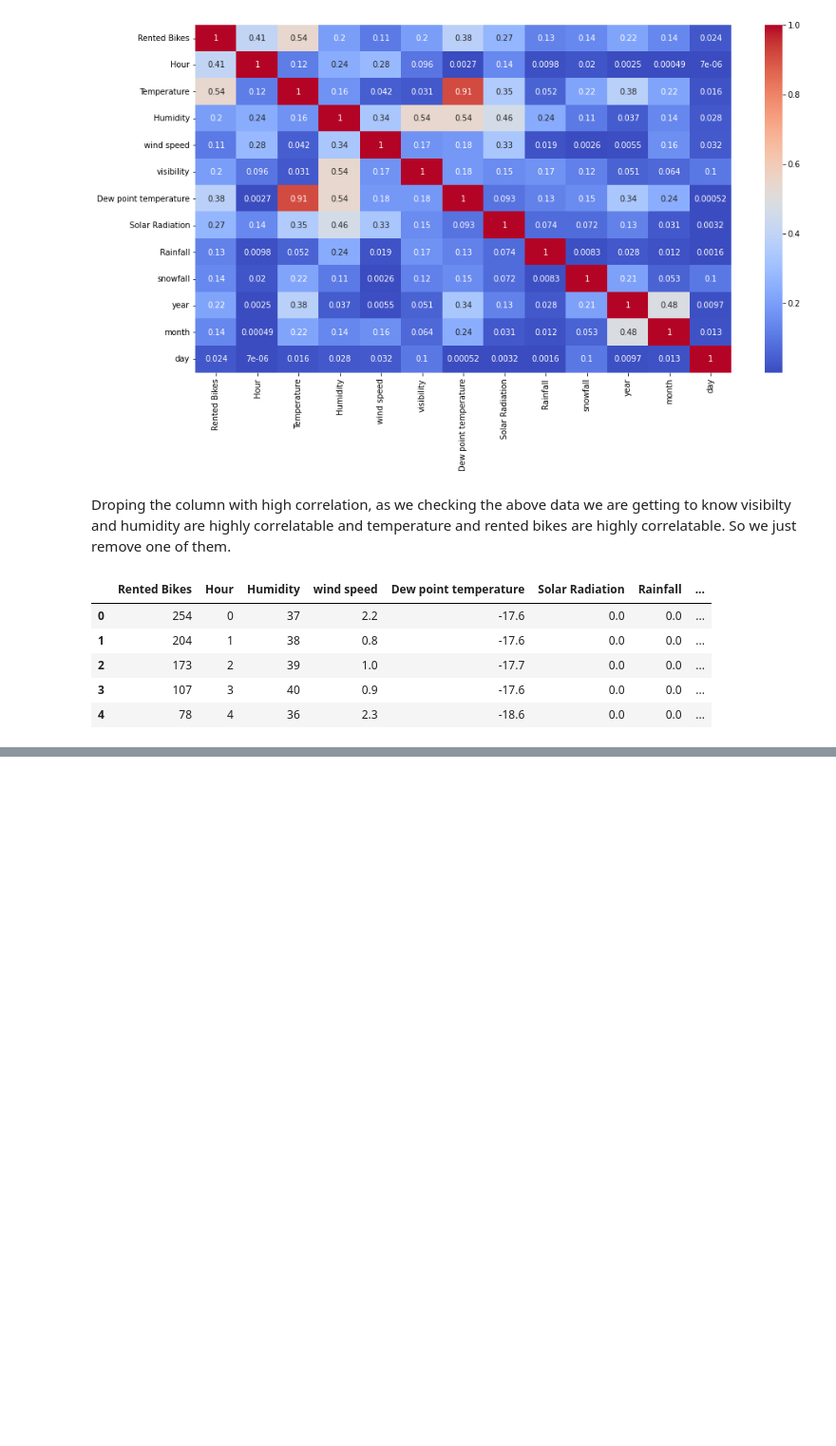
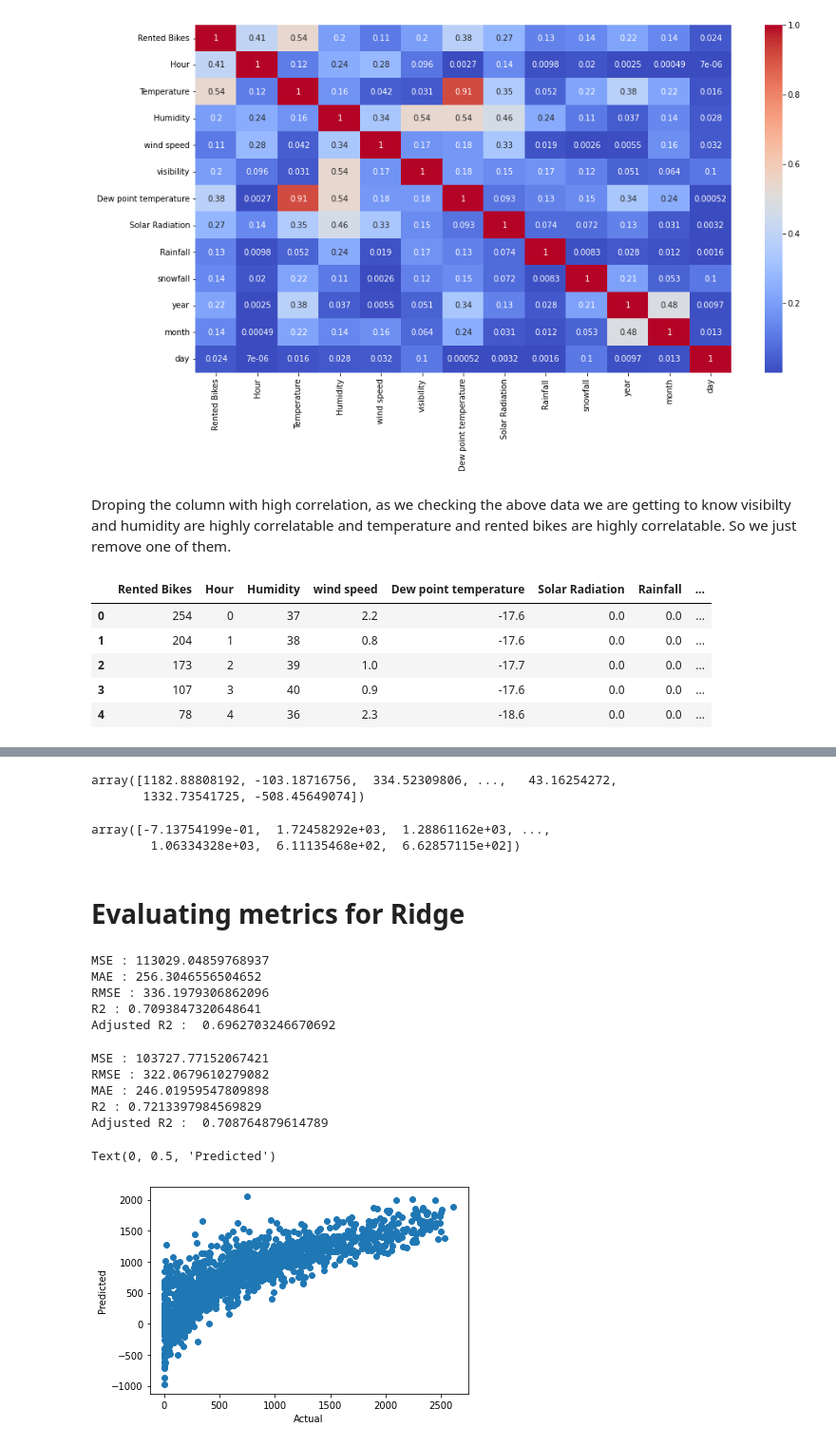
Before and after one commit to Rushabhtikale92/Bike-Sharing-Demand-Prediction, a Jupyter notebook: Bike_Sharing_Demand_Prediction_Rushabh_Tikale_Capstone_Project.ipynb, the cells around one changed output, grey strips where cells are left out. Shown at 95% size. Saved outputs shown, nothing was run; the diff lists cells and outputs as text; code cells hidden in the pictures; blank space fills up the shorter version.

```diff
--- a/Bike_Sharing_Demand_Prediction_Rushabh_Tikale_Capstone_Project.ipynb
+++ b/Bike_Sharing_Demand_Prediction_Rushabh_Tikale_Capstone_Project.ipynb
@@ -400,0 +692,59 @@ data.head()
+# %%
+y_pred_ridge = ridge_regressor.predict(X_test)
+y_pred_ridge
+# %% [output]
+array([1182.88808192, -103.18716756,  334.52309806, ...,   43.16254272,
+       1332.73541725, -508.45649074])
+# %%
+y_pred_ridge_train = ridge_regressor.predict(X_train)
+y_pred_ridge_train
+# %% [output]
+array([-7.13754199e-01,  1.72458292e+03,  1.28861162e+03, ...,
+        1.06334328e+03,  6.11135468e+02,  6.62857115e+02])
+# %% [markdown]
+# Evaluating metrics for Ridge
+# %%
+MSE  = mean_squared_error(y_test ,y_pred_ridge)
+print("MSE :" , MSE)
+
+MAE = mean_absolute_error(y_test ,y_pred_ridge)
+print("MAE :" ,MAE)
+
+RMSE = np.sqrt(MSE)
+print("RMSE :" ,RMSE)
+
+R2 = r2_score(y_test,y_pred_ridge)
+print("R2 :" ,R2)
+print("Adjusted R2 : ",1-(1-r2_score(y_test,y_pred_ridge))*((X_test.shape[0]-1)/(X_test.shape[0]-X_test.shape[1]-1)))
+# %% [output]
+MSE : 113029.04859768937
+MAE : 256.3046556504652
+RMSE : 336.1979306862096
+R2 : 0.7093847320648641
+Adjusted R2 :  0.6962703246670692
+# %%
+MSE  = mean_squared_error(y_train, y_pred_ridge_train)
+print("MSE :",MSE)
+
+RMSE = np.sqrt(MSE)
+print("RMSE :",RMSE)
+
+MAE = mean_absolute_error(y_train ,y_pred_ridge_train)
+print("MAE :" ,MAE)
+
+r2 = r2_score(y_train, y_pred_ridge_train)
+print("R2 :",r2)
+print("Adjusted R2 : ",1-(1-r2_score(y_train, y_pred_ridge_train))*((X_test.shape[0]-1)/(X_test.shape[0]-X_test.shape[1]-1)))
+# %% [output]
+MSE : 103727.77152067421
+RMSE : 322.0679610279082
+MAE : 246.01959547809898
+R2 : 0.7213397984569829
+Adjusted R2 :  0.708764879614789
+# %%
+plt.scatter(y_test,y_pred_ridge)
+plt.xlabel('Actual')
+plt.ylabel('Predicted')
+# %% [output]
+Text(0, 0.5, 'Predicted')
+[figure, added]
```
Also changed, not shown: parts of 46 cells of this notebook.
